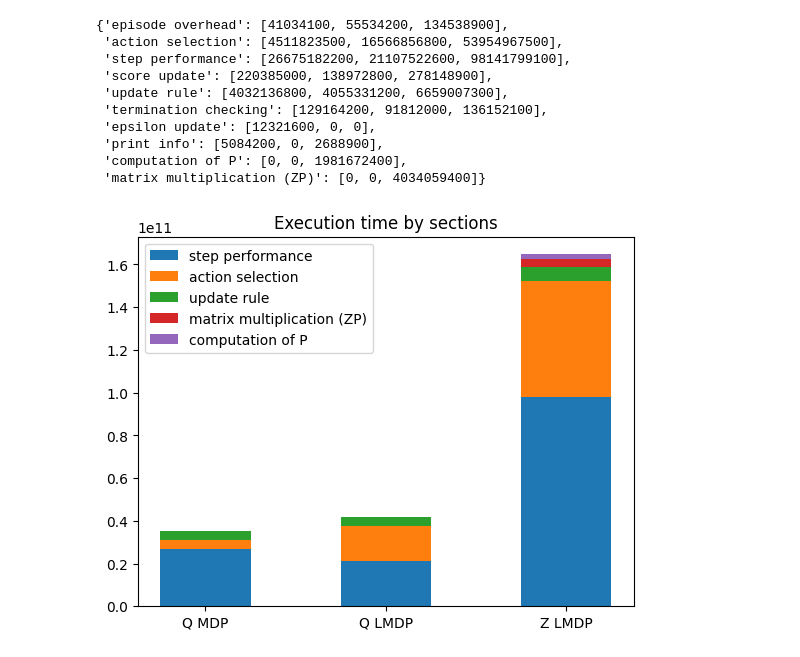
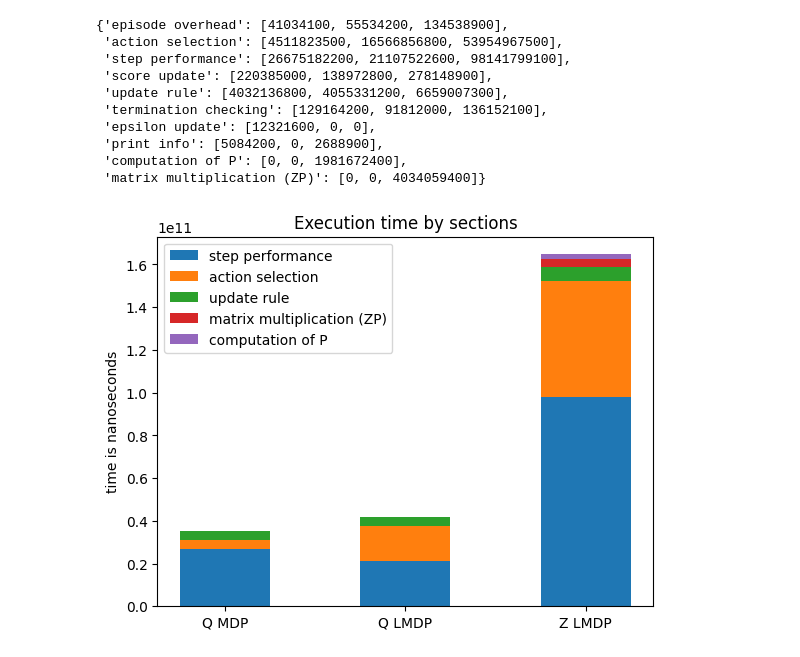
Before and after one commit to CrisGalv/Q-learning-for-LDMPs, a Jupyter notebook: Sokoban/Timing Sokoban.ipynb, the cells around one changed output. Saved outputs shown, nothing was run; the diff lists cells and outputs as text; code cells hidden in the pictures.

Commit message:
get plot of execution times

```diff
--- a/Sokoban/Timing Sokoban.ipynb
+++ b/Sokoban/Timing Sokoban.ipynb
@@ -410,17 +410,18 @@ for c in new_order:
 # %%
 methods = ('Q MDP', 'Q LMDP', 'Z LMDP')
 width = 0.5
 
 fig, ax = plt.subplots()
 bottom = np.zeros(3)
 
 for type, tim in new_total_timings.items():
     p = ax.bar(methods, tim, width, label=type, bottom=bottom)
     bottom += tim
 
 ax.set_title("Execution time by sections")
 ax.legend(loc="upper left")
+ax.set_ylabel('time is nanoseconds')
 
 plt.show()
 # %% [output]
-[figure, old version]
+[figure, new version]
```
